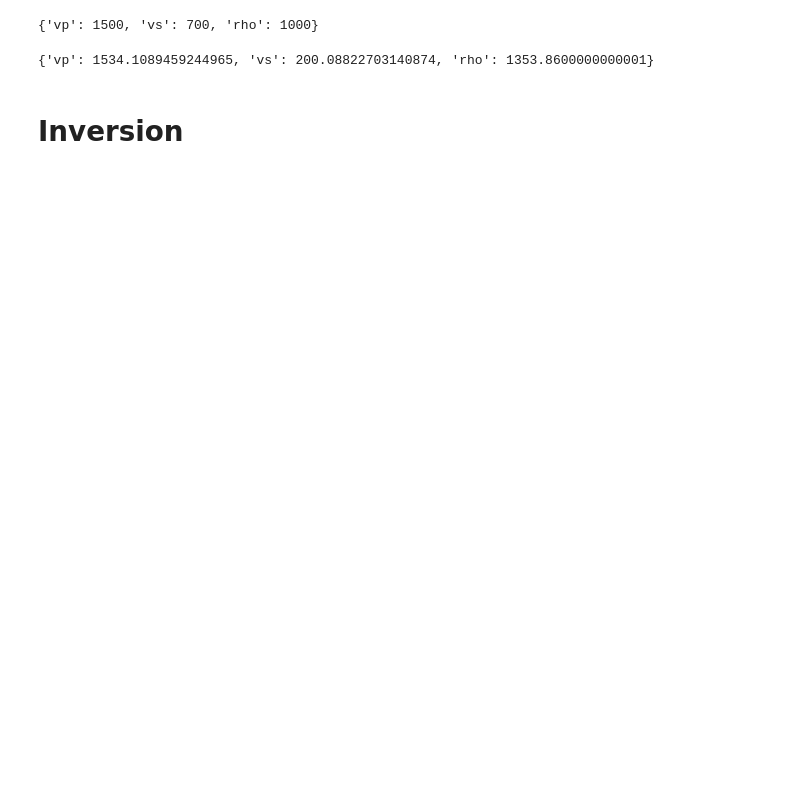
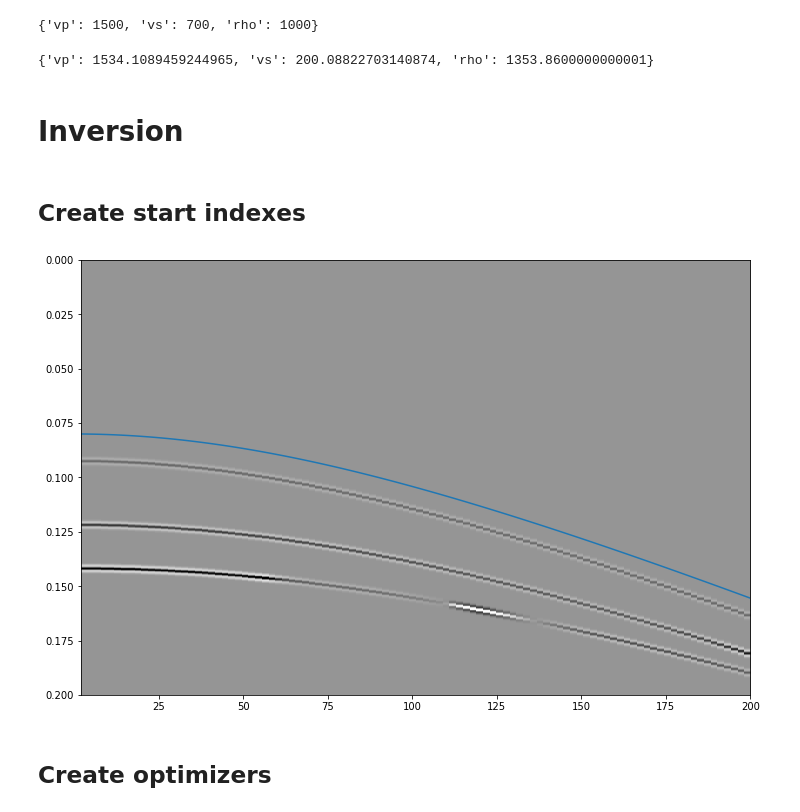
Before and after one commit to pnkrtm/rpsi, a Jupyter notebook: notebooks/white_sea_simple.ipynb, the cells around one changed output. Drawn from its saved outputs; the diff is of its cells as text; code cells hidden in the pictures; blank space fills up the shorter version.

```diff
--- a/notebooks/white_sea_simple.ipynb
+++ b/notebooks/white_sea_simple.ipynb
@@ -97,8 +100,8 @@ layer_2_rp = {
                     "Ksi": {
                       "value": 38,
                       "optimize": True,
-                      "min": 20,
-                      "max": 40
+                      "min": 5,
+                      "max": 60
                     },
 					"Gsi": {
                       "value": 44,
@@ -115,14 +118,14 @@ layer_2_rp = {
                     "Ksh": {
                       "value": 21.5,
                       "optimize": True,
-                      "min": 20,
+                      "min": 10,
                       "max": 30
                     },
 					"Gsh": {
                       "value": 7,
                       "optimize": True,
-                      "min": 5,
-                      "max": 15
+                      "min": 1,
+                      "max": 20
                     },
 					"rhosh": {
                       "value": 2.43,
@@ -199,6 +202,27 @@ layer_4_seism = {
     'vs': 3600,
     'rho': 2600,
 }
+# %%
+optimization_list = [
+    "Ksi",
+#     "Gsi",
+#     "rhosi",
+    "Ksh",
+#     "Gsh",
+#     "rhosh",
+#     "Kfl",
+#     "rhofl",
+#     "Vsh",
+#     "Vincl",
+#     "phi"
+]
+
+for key in layer_2_rp['components'].keys():
+    if key in optimization_list:
+        layer_2_rp['components'][key]["optimize"] = True
+
+    else:
+        layer_2_rp['components'][key]["optimize"] = False
 # %%
 layer_1 = Layer1D(h[0],
                   rp_attribute=None,
@@ -273,6 +289,22 @@ forward_params = {
     "display_stat": False,
     "visualize_res": False
 }
+# %% [markdown]
+## Create start indexes
+# %%
+def formula(v, h, x):
+    return np.sqrt(x**2 + 4*h*h) / v
+# %%
+start_times = formula(1500, 60, np.array(x_rec))
+start_indexes = (start_times / dt).astype(int)
+# %%
+fig, ax = plt.subplots(figsize=(12,8))
+
+visualize_seismogram(fig, ax, test_seismic[OWT.PdPu_water]['seismogram'], wiggles=False)
+ax.plot(x_rec, start_times)
+plt.show()
+# %% [output]
+[figure, added]
 # %%
 placeholders = {}
 for wt in wave_types:
@@ -283,4 +316,6 @@ for wt in wave_types:
     )
+# %% [markdown]
+## Create optimizers
 # %%
 optimizers_de = [
     DifferentialEvolution(
```
Also changed, not shown: parts of 29 cells of this notebook, 1 other file.
